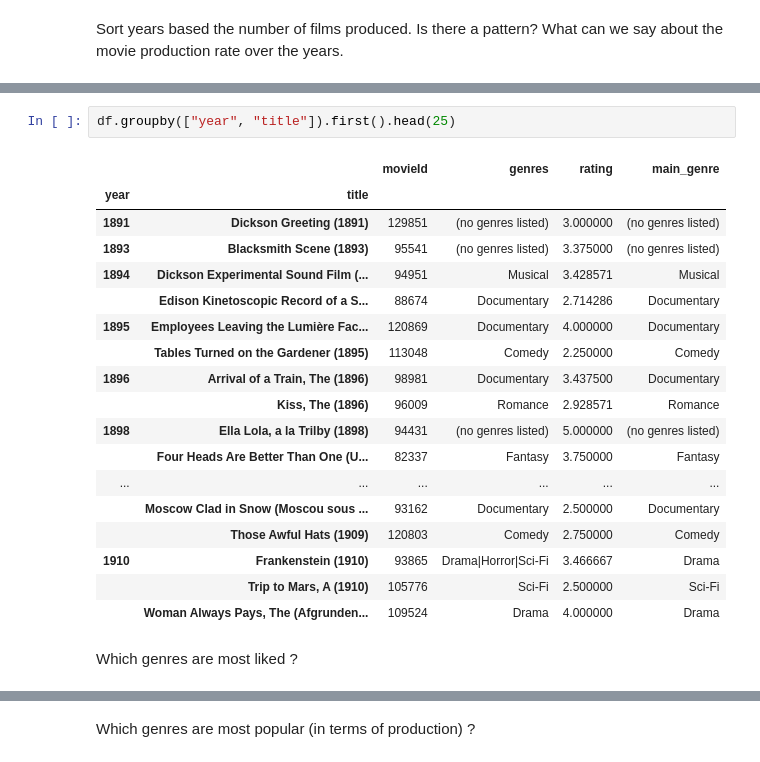
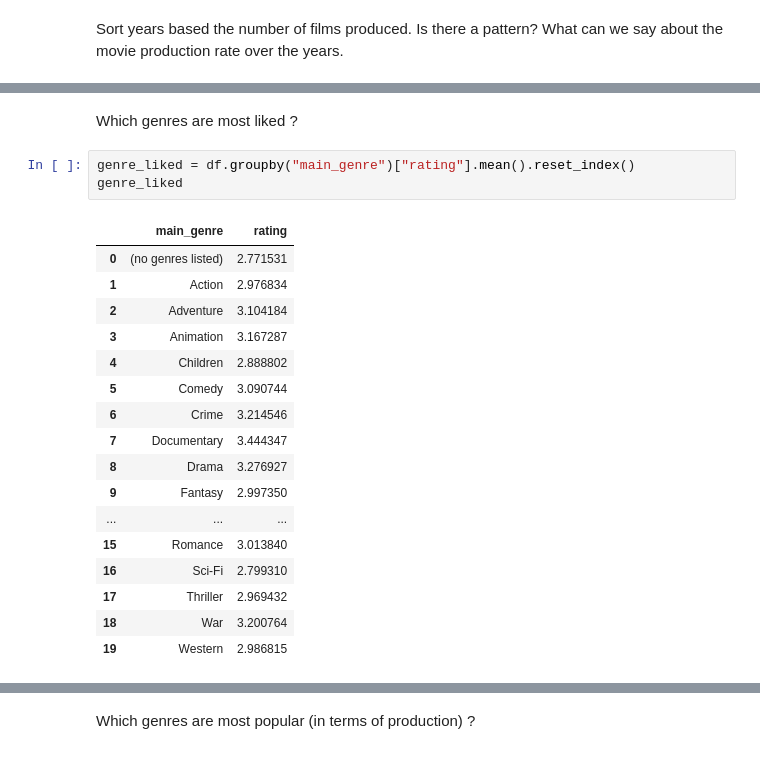
Before and after one commit to SensehacK/masters-comp-science, a Jupyter notebook: IS 684/ass_1/Data Analysis.ipynb, the cells around one changed output, grey strips where cells are left out. Drawn from its saved outputs; the diff is of its cells as text.

```diff
--- a/IS 684/ass_1/Data Analysis.ipynb
+++ b/IS 684/ass_1/Data Analysis.ipynb
@@ -180,23 +178,23 @@ df.groupby(["year", "movieId"]).first().head(25)
-# %%
-df.groupby(["year", "title"]).first().head(25)
-# %% [output]
-|  |  | movieId | genres | rating | main_genre |
-| year | title |  |  |  |  |
-| 1891 | Dickson Greeting (1891) | 129851 | (no genres listed) | 3.000000 | (no genres listed) |
-| 1893 | Blacksmith Scene (1893) | 95541 | (no genres listed) | 3.375000 | (no genres listed) |
-| 1894 | Dickson Experimental Sound Film (... | 94951 | Musical | 3.428571 | Musical |
-|  | Edison Kinetoscopic Record of a S... | 88674 | Documentary | 2.714286 | Documentary |
-| 1895 | Employees Leaving the Lumière Fac... | 120869 | Documentary | 4.000000 | Documentary |
-|  | Tables Turned on the Gardener (1895) | 113048 | Comedy | 2.250000 | Comedy |
-| 1896 | Arrival of a Train, The (1896) | 98981 | Documentary | 3.437500 | Documentary |
-|  | Kiss, The (1896) | 96009 | Romance | 2.928571 | Romance |
-| 1898 | Ella Lola, a la Trilby (1898) | 94431 | (no genres listed) | 5.000000 | (no genres listed) |
-|  | Four Heads Are Better Than One (U... | 82337 | Fantasy | 3.750000 | Fantasy |
-| ... | ... | ... | ... | ... | ... |
-|  | Moscow Clad in Snow (Moscou sous ... | 93162 | Documentary | 2.500000 | Documentary |
-|  | Those Awful Hats (1909) | 120803 | Comedy | 2.750000 | Comedy |
-| 1910 | Frankenstein (1910) | 93865 | Drama|Horror|Sci-Fi | 3.466667 | Drama |
-|  | Trip to Mars, A (1910) | 105776 | Sci-Fi | 2.500000 | Sci-Fi |
-|  | Woman Always Pays, The (Afgrunden... | 109524 | Drama | 4.000000 | Drama |
 # %% [markdown]
 Which genres are most liked ?
+# %%
+genre_liked = df.groupby("main_genre")["rating"].mean().reset_index()
+genre_liked
+# %% [output]
+|  | main_genre | rating |
+| 0 | (no genres listed) | 2.771531 |
+| 1 | Action | 2.976834 |
+| 2 | Adventure | 3.104184 |
+| 3 | Animation | 3.167287 |
+| 4 | Children | 2.888802 |
+| 5 | Comedy | 3.090744 |
+| 6 | Crime | 3.214546 |
+| 7 | Documentary | 3.444347 |
+| 8 | Drama | 3.276927 |
+| 9 | Fantasy | 2.997350 |
+| ... | ... | ... |
+| 15 | Romance | 3.013840 |
+| 16 | Sci-Fi | 2.799310 |
+| 17 | Thriller | 2.969432 |
+| 18 | War | 3.200764 |
+| 19 | Western | 2.986815 |
```
Also changed, not shown: parts of 8 cells of this notebook, 3 other files.
